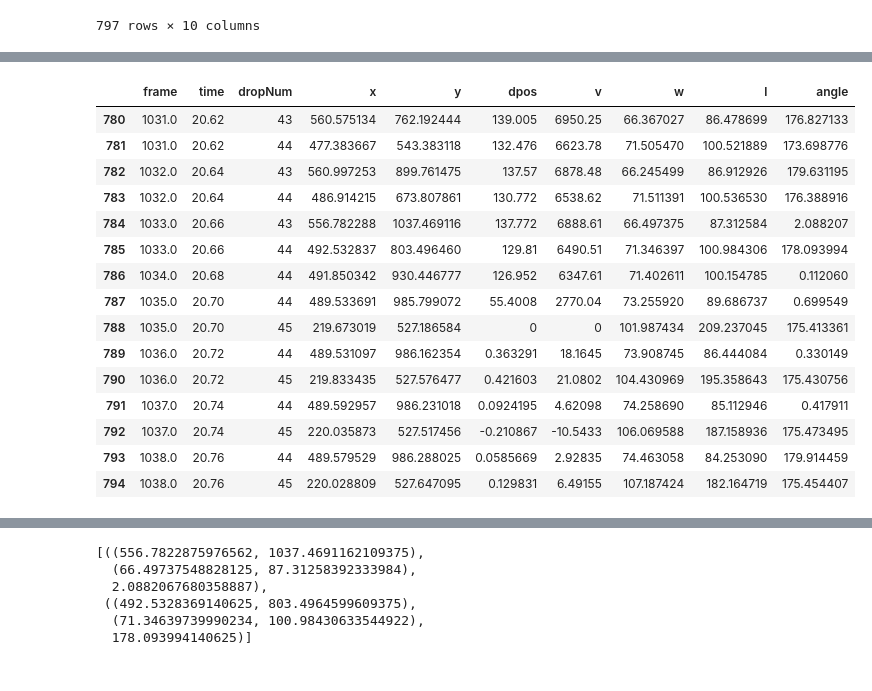
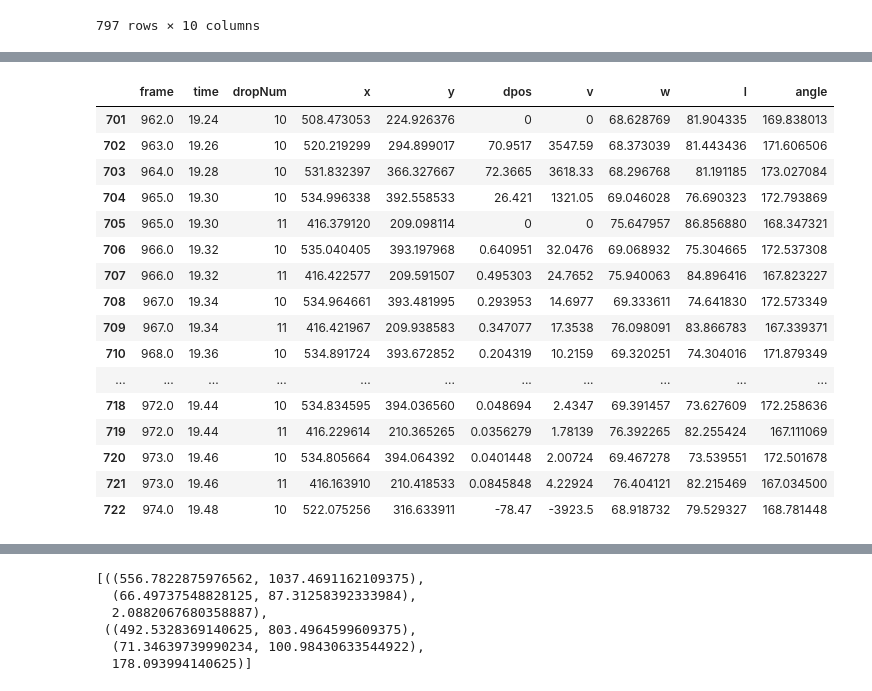
Before and after one commit to usnistgov/shearCellTensiometry, a Jupyter notebook: ipynb/fileHandling.ipynb, the cells around one changed output, grey strips where cells are left out. Cells and saved outputs as stored; diff of their text form; code cells hidden in the pictures.

```diff
--- a/ipynb/fileHandling.ipynb
+++ b/ipynb/fileHandling.ipynb
@@ -105,22 +134,23 @@ for n in vi.dropletTab['dropNum'].unique():
 # %%
 d0 = vi.dropletTab
 # d0[(d0['frame']>1030)&(d0['frame']<1039)]
-d0[(d0['time']>1030)&(d0['time']<1039)]
+d0[(d0['time']>19.2)&(d0['time']<19.5)]
 # %% [output]
 |  | frame | time | dropNum | x | y | dpos | v | w | l | angle |
-| 780 | 1031.0 | 20.62 | 43 | 560.575134 | 762.192444 | 139.005 | 6950.25 | 66.367027 | 86.478699 | 176.827133 |
-| 781 | 1031.0 | 20.62 | 44 | 477.383667 | 543.383118 | 132.476 | 6623.78 | 71.505470 | 100.521889 | 173.698776 |
-| 782 | 1032.0 | 20.64 | 43 | 560.997253 | 899.761475 | 137.57 | 6878.48 | 66.245499 | 86.912926 | 179.631195 |
-| 783 | 1032.0 | 20.64 | 44 | 486.914215 | 673.807861 | 130.772 | 6538.62 | 71.511391 | 100.536530 | 176.388916 |
-| 784 | 1033.0 | 20.66 | 43 | 556.782288 | 1037.469116 | 137.772 | 6888.61 | 66.497375 | 87.312584 | 2.088207 |
-| 785 | 1033.0 | 20.66 | 44 | 492.532837 | 803.496460 | 129.81 | 6490.51 | 71.346397 | 100.984306 | 178.093994 |
-| 786 | 1034.0 | 20.68 | 44 | 491.850342 | 930.446777 | 126.952 | 6347.61 | 71.402611 | 100.154785 | 0.112060 |
-| 787 | 1035.0 | 20.70 | 44 | 489.533691 | 985.799072 | 55.4008 | 2770.04 | 73.255920 | 89.686737 | 0.699549 |
-| 788 | 1035.0 | 20.70 | 45 | 219.673019 | 527.186584 | 0 | 0 | 101.987434 | 209.237045 | 175.413361 |
-| 789 | 1036.0 | 20.72 | 44 | 489.531097 | 986.162354 | 0.363291 | 18.1645 | 73.908745 | 86.444084 | 0.330149 |
-| 790 | 1036.0 | 20.72 | 45 | 219.833435 | 527.576477 | 0.421603 | 21.0802 | 104.430969 | 195.358643 | 175.430756 |
-| 791 | 1037.0 | 20.74 | 44 | 489.592957 | 986.231018 | 0.0924195 | 4.62098 | 74.258690 | 85.112946 | 0.417911 |
-| 792 | 1037.0 | 20.74 | 45 | 220.035873 | 527.517456 | -0.210867 | -10.5433 | 106.069588 | 187.158936 | 175.473495 |
-| 793 | 1038.0 | 20.76 | 44 | 489.579529 | 986.288025 | 0.0585669 | 2.92835 | 74.463058 | 84.253090 | 179.914459 |
-| 794 | 1038.0 | 20.76 | 45 | 220.028809 | 527.647095 | 0.129831 | 6.49155 | 107.187424 | 182.164719 | 175.454407 |
+| 701 | 962.0 | 19.24 | 10 | 508.473053 | 224.926376 | 0 | 0 | 68.628769 | 81.904335 | 169.838013 |
+| 702 | 963.0 | 19.26 | 10 | 520.219299 | 294.899017 | 70.9517 | 3547.59 | 68.373039 | 81.443436 | 171.606506 |
+| 703 | 964.0 | 19.28 | 10 | 531.832397 | 366.327667 | 72.3665 | 3618.33 | 68.296768 | 81.191185 | 173.027084 |
+| 704 | 965.0 | 19.30 | 10 | 534.996338 | 392.558533 | 26.421 | 1321.05 | 69.046028 | 76.690323 | 172.793869 |
+| 705 | 965.0 | 19.30 | 11 | 416.379120 | 209.098114 | 0 | 0 | 75.647957 | 86.856880 | 168.347321 |
+| 706 | 966.0 | 19.32 | 10 | 535.040405 | 393.197968 | 0.640951 | 32.0476 | 69.068932 | 75.304665 | 172.537308 |
+| 707 | 966.0 | 19.32 | 11 | 416.422577 | 209.591507 | 0.495303 | 24.7652 | 75.940063 | 84.896416 | 167.823227 |
+| 708 | 967.0 | 19.34 | 10 | 534.964661 | 393.481995 | 0.293953 | 14.6977 | 69.333611 | 74.641830 | 172.573349 |
+| 709 | 967.0 | 19.34 | 11 | 416.421967 | 209.938583 | 0.347077 | 17.3538 | 76.098091 | 83.866783 | 167.339371 |
+| 710 | 968.0 | 19.36 | 10 | 534.891724 | 393.672852 | 0.204319 | 10.2159 | 69.320251 | 74.304016 | 171.879349 |
+| ... | ... | ... | ... | ... | ... | ... | ... | ... | ... | ... |
+| 718 | 972.0 | 19.44 | 10 | 534.834595 | 394.036560 | 0.048694 | 2.4347 | 69.391457 | 73.627609 | 172.258636 |
+| 719 | 972.0 | 19.44 | 11 | 416.229614 | 210.365265 | 0.0356279 | 1.78139 | 76.392265 | 82.255424 | 167.111069 |
+| 720 | 973.0 | 19.46 | 10 | 534.805664 | 394.064392 | 0.0401448 | 2.00724 | 69.467278 | 73.539551 | 172.501678 |
+| 721 | 973.0 | 19.46 | 11 | 416.163910 | 210.418533 | 0.0845848 | 4.22924 | 76.404121 | 82.215469 | 167.034500 |
+| 722 | 974.0 | 19.48 | 10 | 522.075256 | 316.633911 | -78.47 | -3923.5 | 68.918732 | 79.529327 | 168.781448 |
 # %%
```
Also changed, not shown: parts of 7 cells of this notebook, 2 other files.
